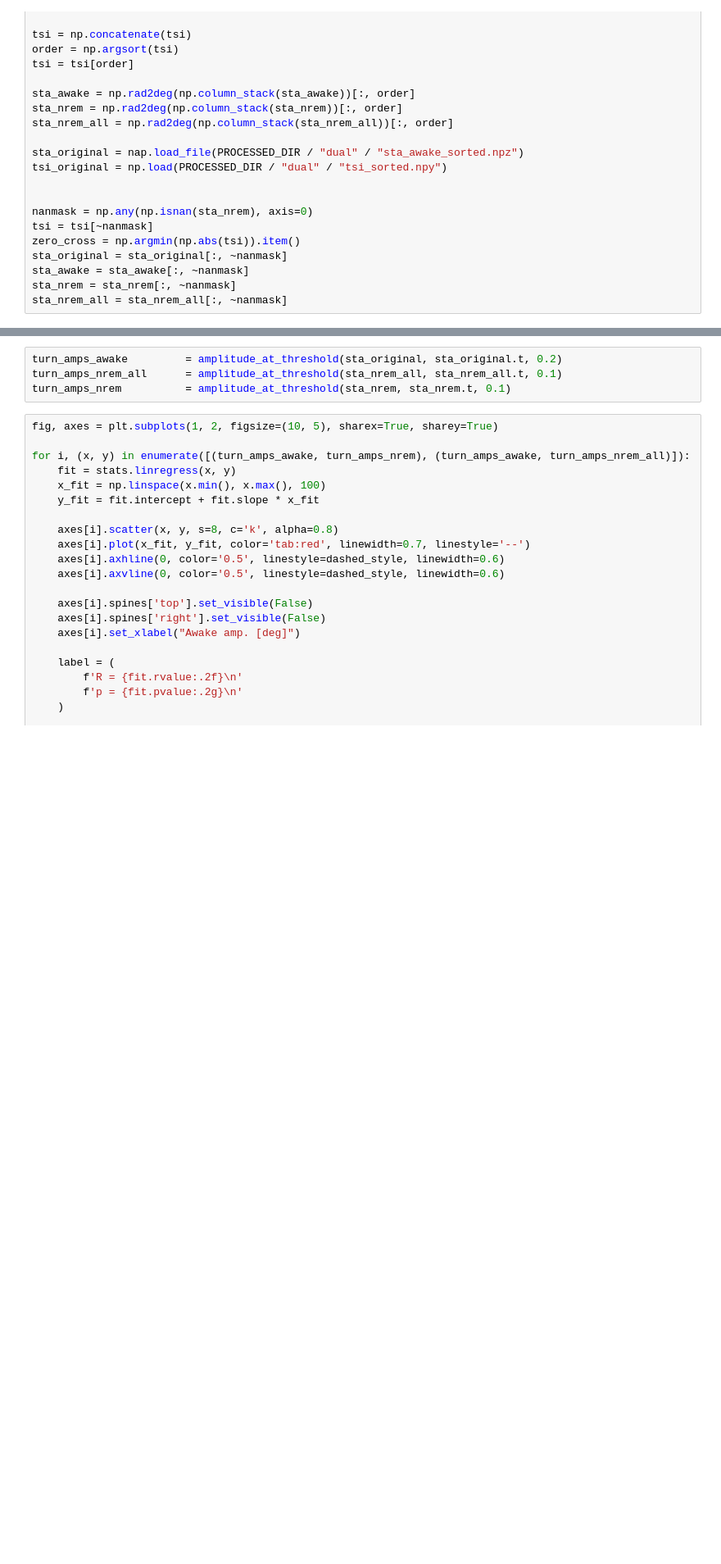
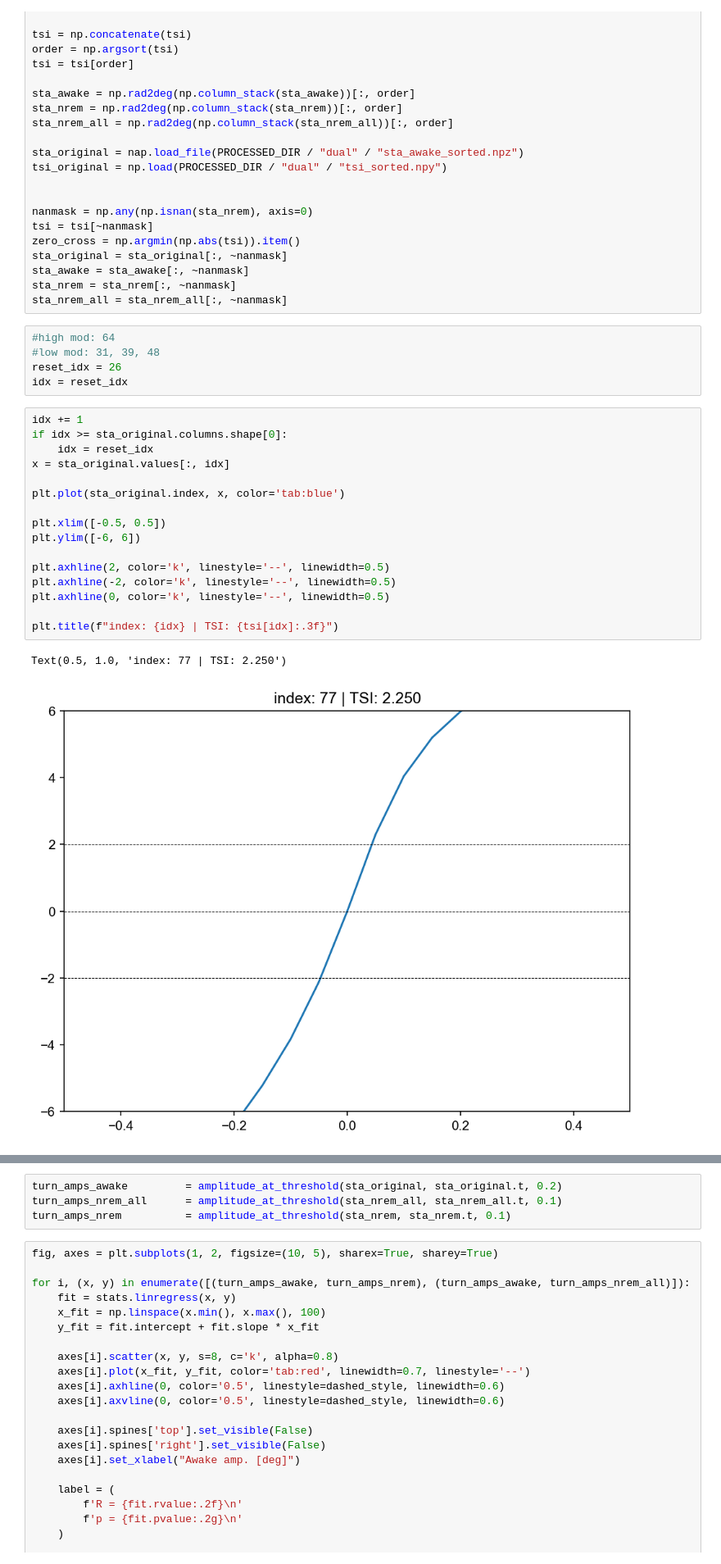
Before and after one commit to Senzai-Lab/nrem_analysis, a Jupyter notebook: notebooks/dual_recordings/visualize_sta.ipynb, the cells around one changed output, grey strips where cells are left out. Shown at 82% size. Saved outputs shown, nothing was run; the diff lists cells and outputs as text; blank space fills up the shorter version.

```diff
--- a/notebooks/dual_recordings/visualize_sta.ipynb
+++ b/notebooks/dual_recordings/visualize_sta.ipynb
@@ -120,3 +120,27 @@ sta_original = sta_original[:, ~nanmask]
 sta_awake = sta_awake[:, ~nanmask]
 sta_nrem = sta_nrem[:, ~nanmask]
 sta_nrem_all = sta_nrem_all[:, ~nanmask]
+# %%
+#high mod: 64
+#low mod: 31, 39, 48
+reset_idx = 26
+idx = reset_idx
+# %%
+idx += 1
+if idx >= sta_original.columns.shape[0]:
+    idx = reset_idx
+x = sta_original.values[:, idx]
+
+plt.plot(sta_original.index, x, color='tab:blue')
+
+plt.xlim([-0.5, 0.5])
+plt.ylim([-6, 6])
+
+plt.axhline(2, color='k', linestyle='--', linewidth=0.5)
+plt.axhline(-2, color='k', linestyle='--', linewidth=0.5)
+plt.axhline(0, color='k', linestyle='--', linewidth=0.5)
+
+plt.title(f"index: {idx} | TSI: {tsi[idx]:.3f}")
+# %% [output]
+Text(0.5, 1.0, 'index: 77 | TSI: 2.250')
+[figure, added]
```
Also changed, not shown: parts of 4 cells of this notebook, 3 other files.
